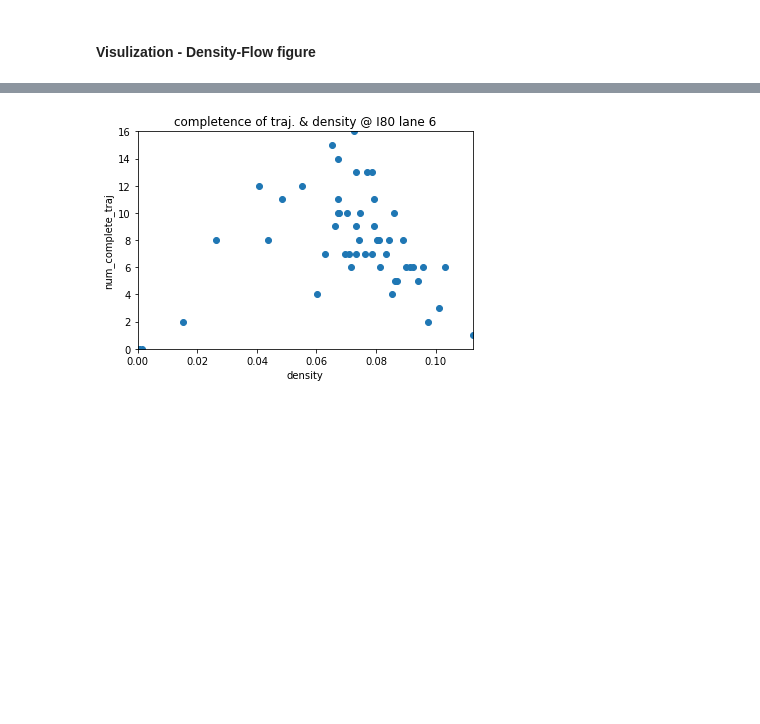
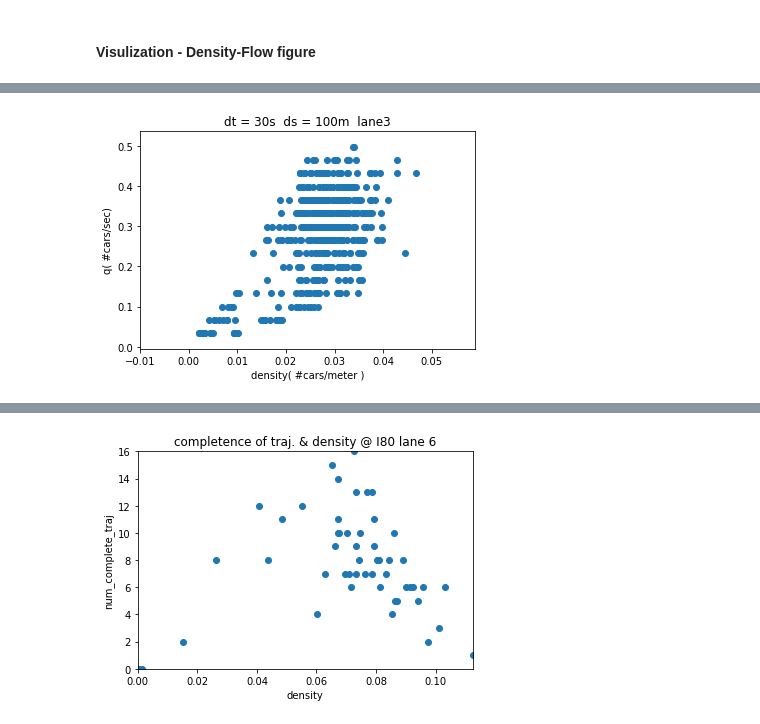
Before and after one commit to ZhaobinMo/NGSIM, a Jupyter notebook: dataprocess.ipynb, the cells around one changed output, grey strips where cells are left out. Cells and saved outputs as stored; diff of their text form; code cells hidden in the pictures; blank space fills up the shorter version.

```diff
--- a/dataprocess.ipynb
+++ b/dataprocess.ipynb
@@ -439,0 +547,13 @@ lenq_rou_n)
+# %%
+import matplotlib.pyplot as plt
+plt.figure()
+plt.scatter(valid_ggdf['density'].tolist(), valid_ggdf['q'].tolist())
+plt.xlabel('density( #cars/meter )')
+plt.ylabel('q( #cars/sec)')
+plt.title('dt = 30s  ds = 100m  lane3')
+#plt.show()
+
+filepath = r'C:\Users\Zhaobin\Desktop\Columbia\NGSIM\Git\NGSIM\figre\q_rou_smallcell\\'
+plt.savefig(filepath + 't30s100lane3Us101.png')
+# %% [output]
+[figure, added]
```
Also changed, not shown: parts of 27 cells of this notebook.
